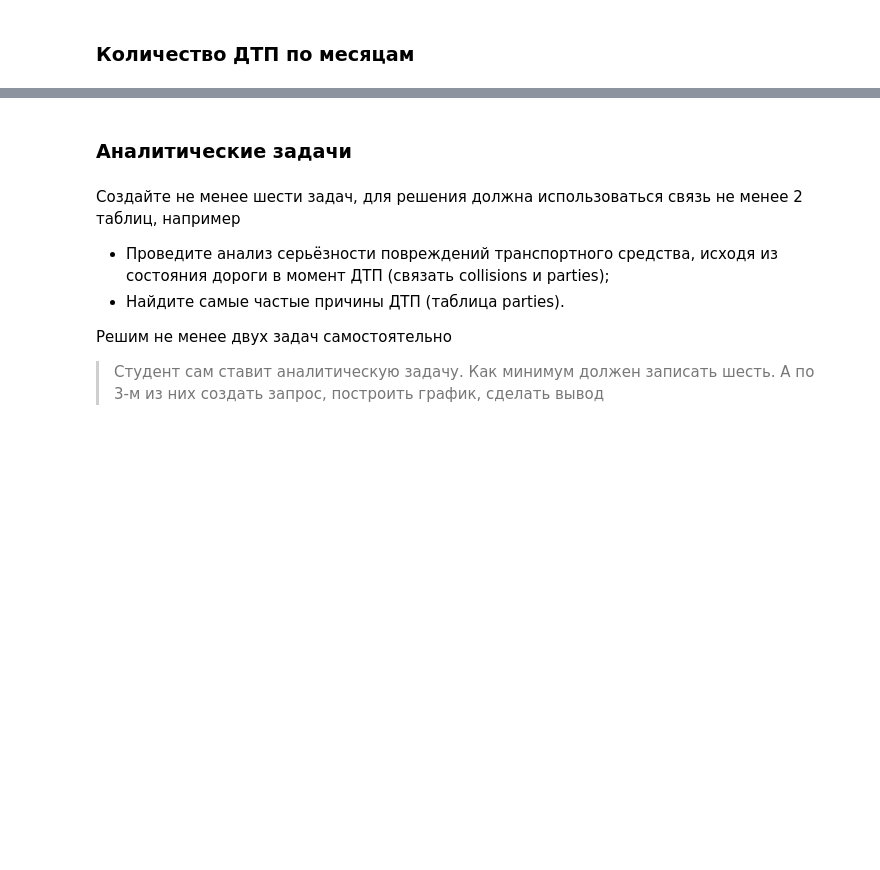
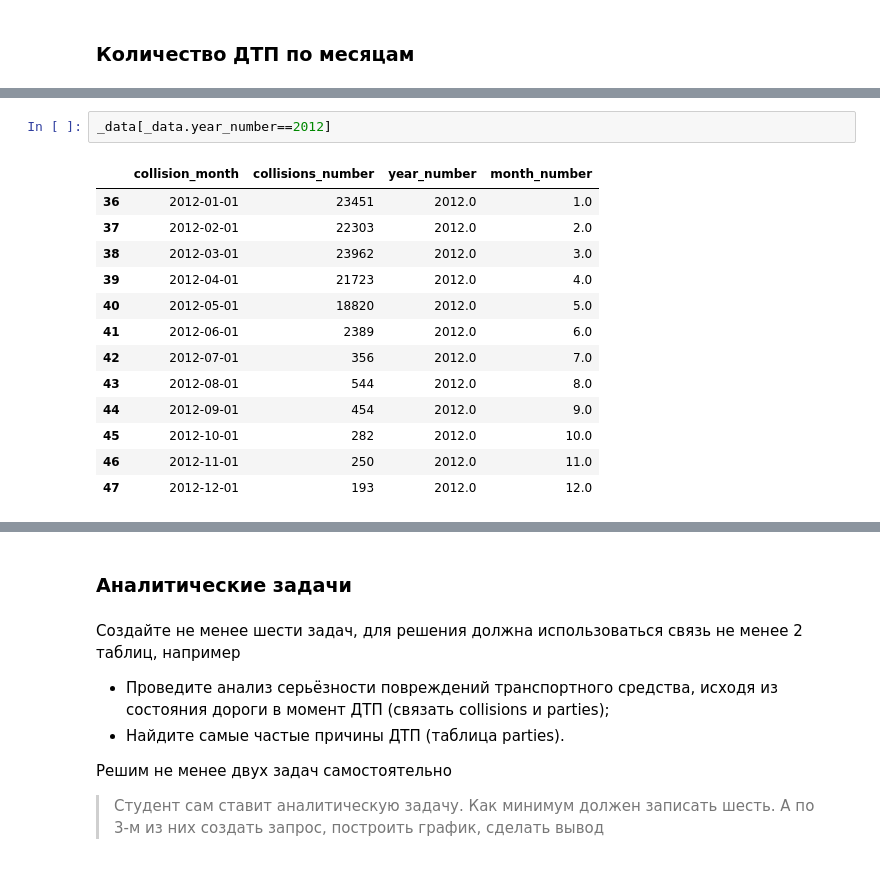
Before and after one commit to dimdasci/yp15-motor-vehicle-collisions, a Jupyter notebook: notebooks/yp15-motor-vehicle-collisions.ipynb, the cells around one changed output, grey strips where cells are left out. Cells and saved outputs as stored; diff of their text form; blank space fills up the shorter version.

```diff
--- a/notebooks/yp15-motor-vehicle-collisions.ipynb
+++ b/notebooks/yp15-motor-vehicle-collisions.ipynb
@@ -412,0 +478,16 @@ vehicles
+# %%
+_data[_data.year_number==2012]
+# %% [output]
+|  | collision_month | collisions_number | year_number | month_number |
+| 36 | 2012-01-01 | 23451 | 2012.0 | 1.0 |
+| 37 | 2012-02-01 | 22303 | 2012.0 | 2.0 |
+| 38 | 2012-03-01 | 23962 | 2012.0 | 3.0 |
+| 39 | 2012-04-01 | 21723 | 2012.0 | 4.0 |
+| 40 | 2012-05-01 | 18820 | 2012.0 | 5.0 |
+| 41 | 2012-06-01 | 2389 | 2012.0 | 6.0 |
+| 42 | 2012-07-01 | 356 | 2012.0 | 7.0 |
+| 43 | 2012-08-01 | 544 | 2012.0 | 8.0 |
+| 44 | 2012-09-01 | 454 | 2012.0 | 9.0 |
+| 45 | 2012-10-01 | 282 | 2012.0 | 10.0 |
+| 46 | 2012-11-01 | 250 | 2012.0 | 11.0 |
+| 47 | 2012-12-01 | 193 | 2012.0 | 12.0 |
```
Also changed, not shown: parts of 9 cells of this notebook.
